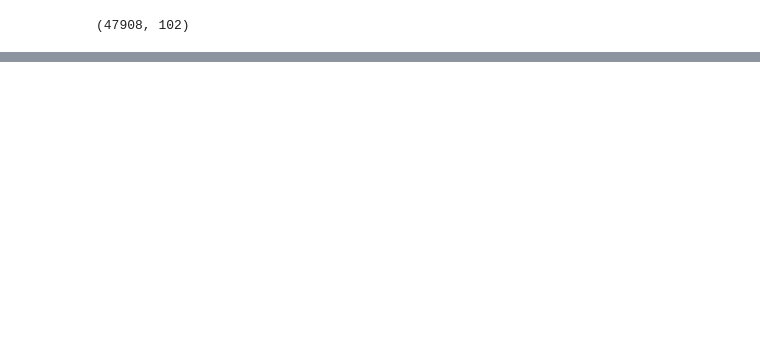
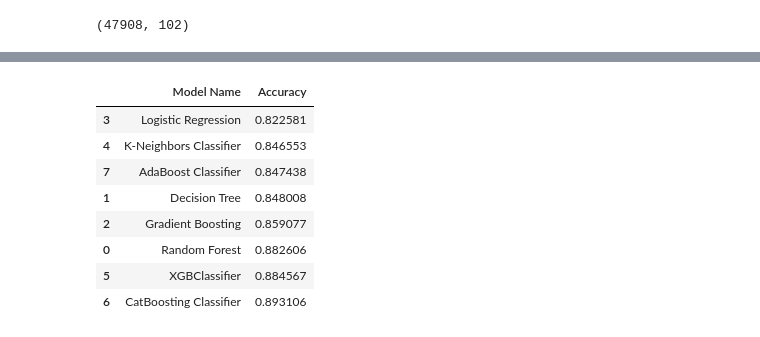
Before and after one commit to wiznikvibe/income_classifier, a Jupyter notebook: notebook/data_analysis.ipynb, the cells around one changed output, grey strips where cells are left out. Saved outputs shown, nothing was run; the diff lists cells and outputs as text; code cells hidden in the pictures; blank space fills up the shorter version.

Commit message:
Model Experiments

```diff
--- a/notebook/data_analysis.ipynb
+++ b/notebook/data_analysis.ipynb
@@ -540,2 +563,19 @@ from sklearn.metrics import accuracy_score, classification_report,ConfusionMatri
 # %%
 X_train, X_test, y_train, y_test = train_test_split( X_res, y_res, test_size=0.33, random_state=42)
+# %%
+def evaluate_clf(true, predicted):
+    """
+    This Funciton takes in true values and predicted values
+    Returns: Accuracy, F1 score , Precision, Recall, ROC_AUC Score
+    """
+    # Calculate Accuracy
+    acc = accuracy_score(true, predicted)
+    # Calculate F1-score
+    f1 = f1_score(true, predicted)
+    # Calculate Precision
+    precision = precision_score(true, predicted)
+    # Calculate Recall
+    recall = recall_score(true, predicted)
+    #Calculate Roc
+    roc_auc = roc_auc_score(true, predicted)
+    return acc, f1 , precision, recall, roc_auc
@@ -541,0 +640,13 @@ X_train, X_test, y_train, y_test = train_test_split( X_res, y_res, test_size=0.3
+# %%
+models = {
+    "Random Forest": RandomForestClassifier(),
+    "Decision Tree": DecisionTreeClassifier(),
+    "Gradient Boosting": GradientBoostingClassifier(),
+    "Logistic Regression": LogisticRegression(),
+     "K-Neighbors Classifier": KNeighborsClassifier(),
+    "XGBClassifier": XGBClassifier(),
+     "CatBoosting Classifier": CatBoostClassifier(verbose=False),
+    "AdaBoost Classifier": AdaBoostClassifier()
+}
+# %%
+report_simple_imputer = evaluate_models(X_res, y_res, models)
@@ -541,0 +671,12 @@ X_train, X_test, y_train, y_test = train_test_split( X_res, y_res, test_size=0.3
+# %%
+report_simple_imputer
+# %% [output]
+|  | Model Name | Accuracy |
+| 3 | Logistic Regression | 0.822581 |
+| 4 | K-Neighbors Classifier | 0.846553 |
+| 7 | AdaBoost Classifier | 0.847438 |
+| 1 | Decision Tree | 0.848008 |
+| 2 | Gradient Boosting | 0.859077 |
+| 0 | Random Forest | 0.882606 |
+| 5 | XGBClassifier | 0.884567 |
+| 6 | CatBoosting Classifier | 0.893106 |
```
Also changed, not shown: parts of 5 cells of this notebook, 4 other files.
